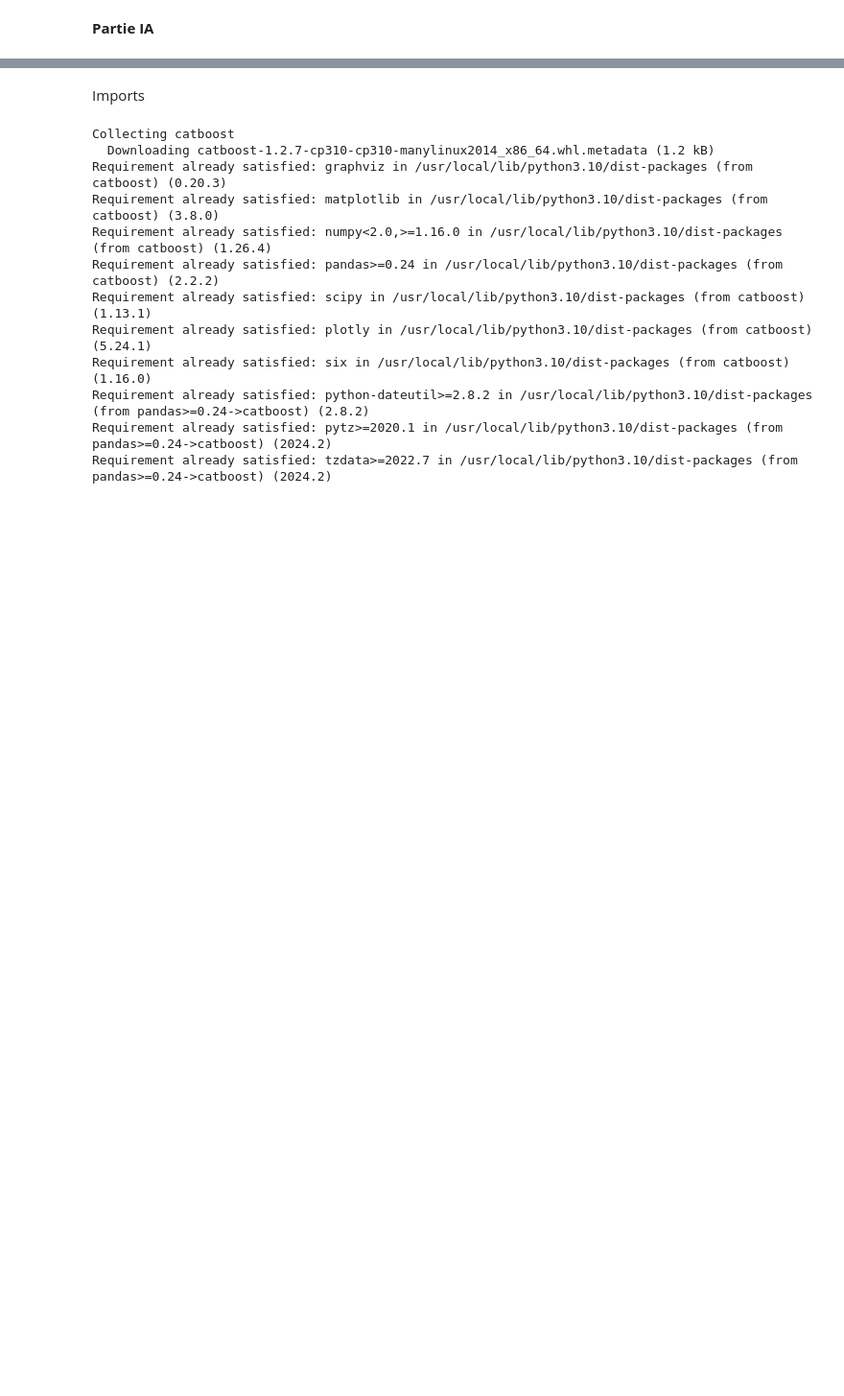
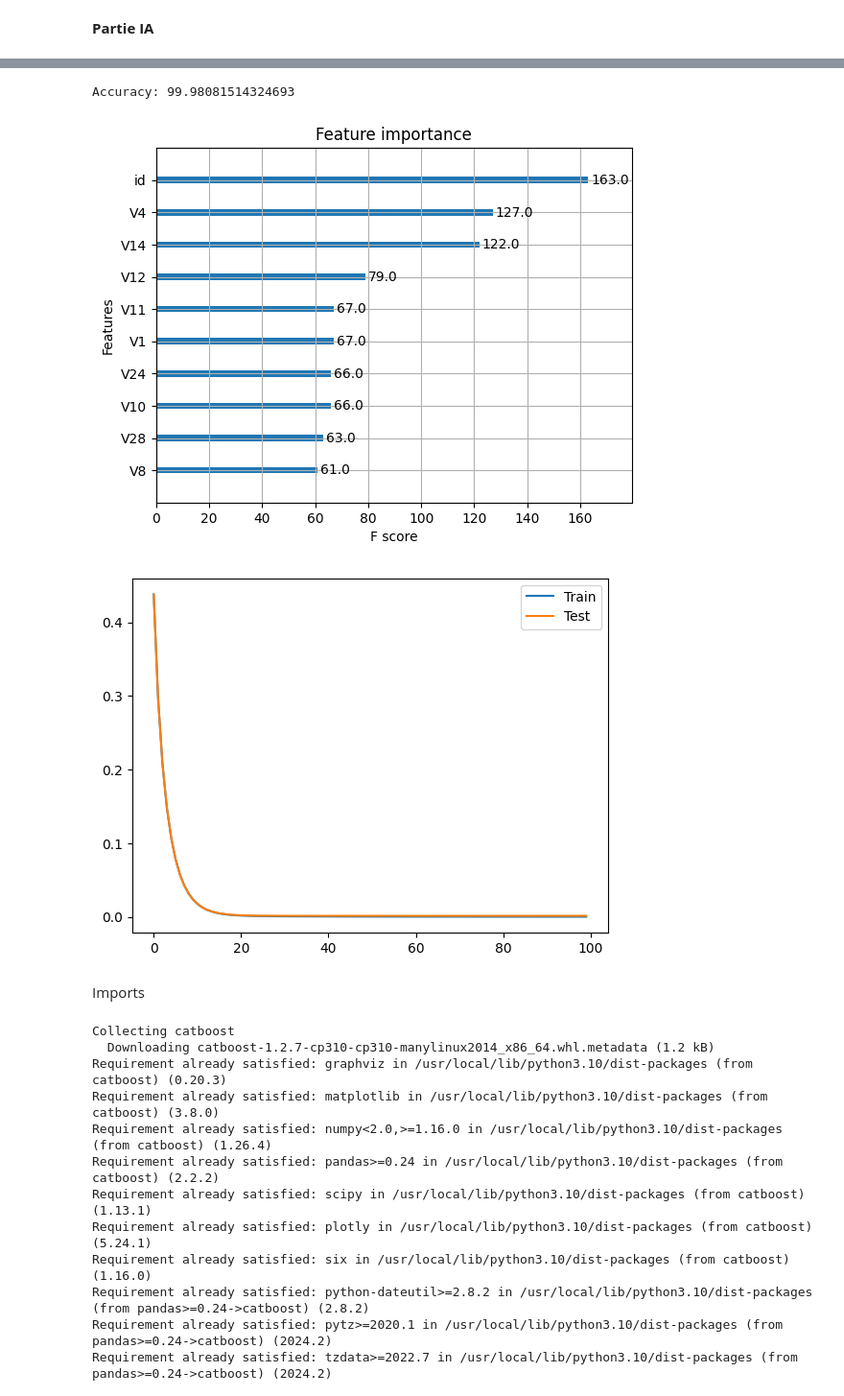
Before and after one commit to RomyJr/Fraud_Detection, a Jupyter notebook: IA.ipynb, the cells around one changed output, grey strips where cells are left out. Shown at 96% size. Cells and saved outputs as stored; diff of their text form; code cells hidden in the pictures; blank space fills up the shorter version.

```diff
--- a/IA.ipynb
+++ b/IA.ipynb
@@ -3,3 +220,33 @@
+# %%
+#**Gradient Boosting avec XGBoost**
+label_encoder = LabelEncoder()
+y_encoded = label_encoder.fit_transform(y)
+X_train, X_test, y_train, y_test = train_test_split(X, y_encoded, test_size=0.33, random_state=7)
+model_xgb = xgb.XGBClassifier(eval_metric='logloss')
+model_xgb.fit(X_train, y_train, eval_set=[(X_train, y_train), (X_test, y_test)], verbose=False)
+
+# Évaluation
+accuracy = accuracy_score(y_test, model_xgb.predict(X_test))
+print("Accuracy:", accuracy * 100)
+plot_importance(model_xgb, max_num_features=10)
+plt.show()
+
+# Courbe de log loss
+results = model_xgb.evals_result()
+epochs = range(len(results['validation_0']['logloss']))
+plt.plot(epochs, results['validation_0']['logloss'], label='Train')
+plt.plot(epochs, results['validation_1']['logloss'], label='Test')
+plt.legend()
+plt.show()
+
+#**Sources**
+# - https://www.stat4decision.com/fr/foret-aleatoire-avec-python/
+# - https://machinelearningmastery.com/develop-your-first-neural-network-with-pytorch-step-by-step/
+# - https://machinelearningmastery.com/data-preparation-gradient-boosting-xgboost-python/
+# %% [output]
+Accuracy: 99.98081514324693
+[figure, added]
+[figure, added]
 # %% [markdown]
 Imports
 # %%
```
Also changed, not shown: parts of 7 cells of this notebook.
